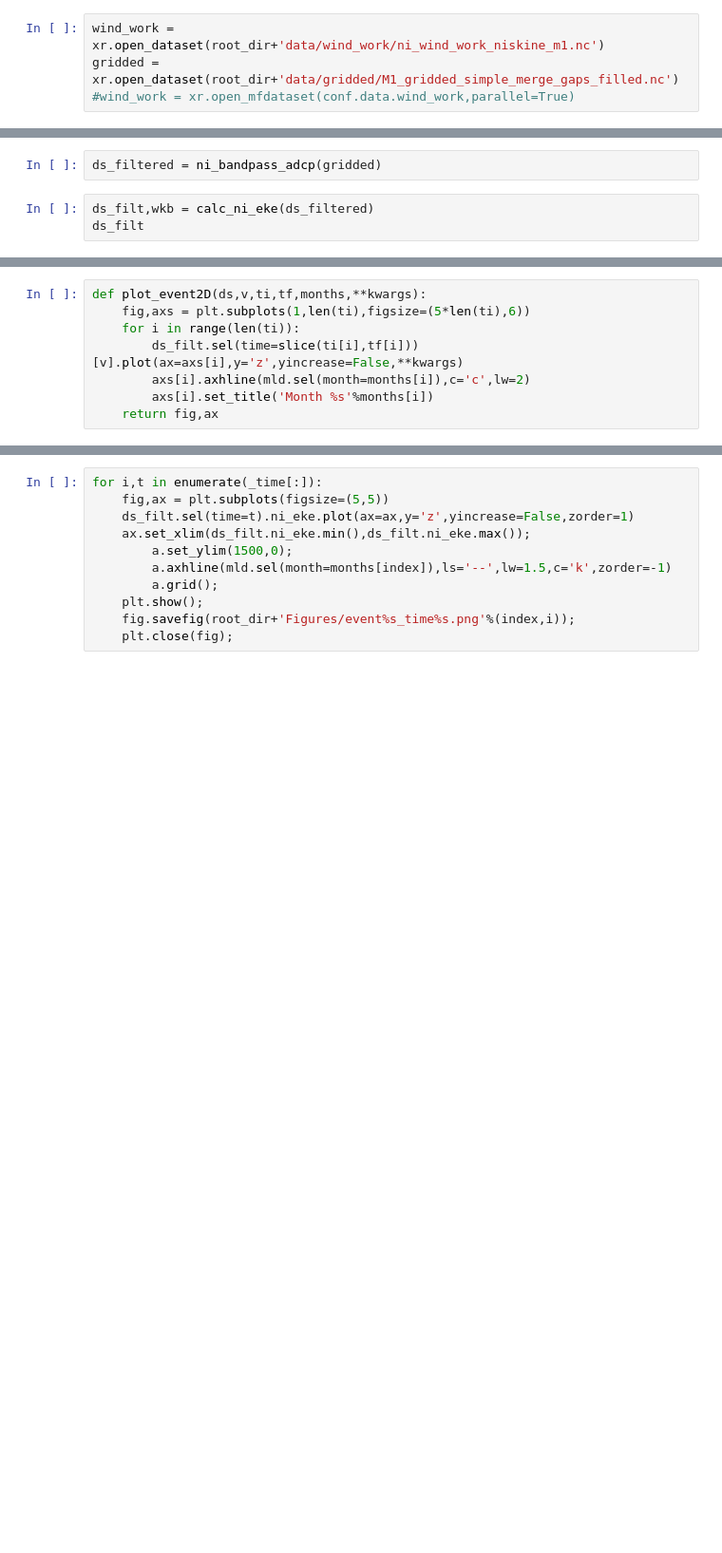
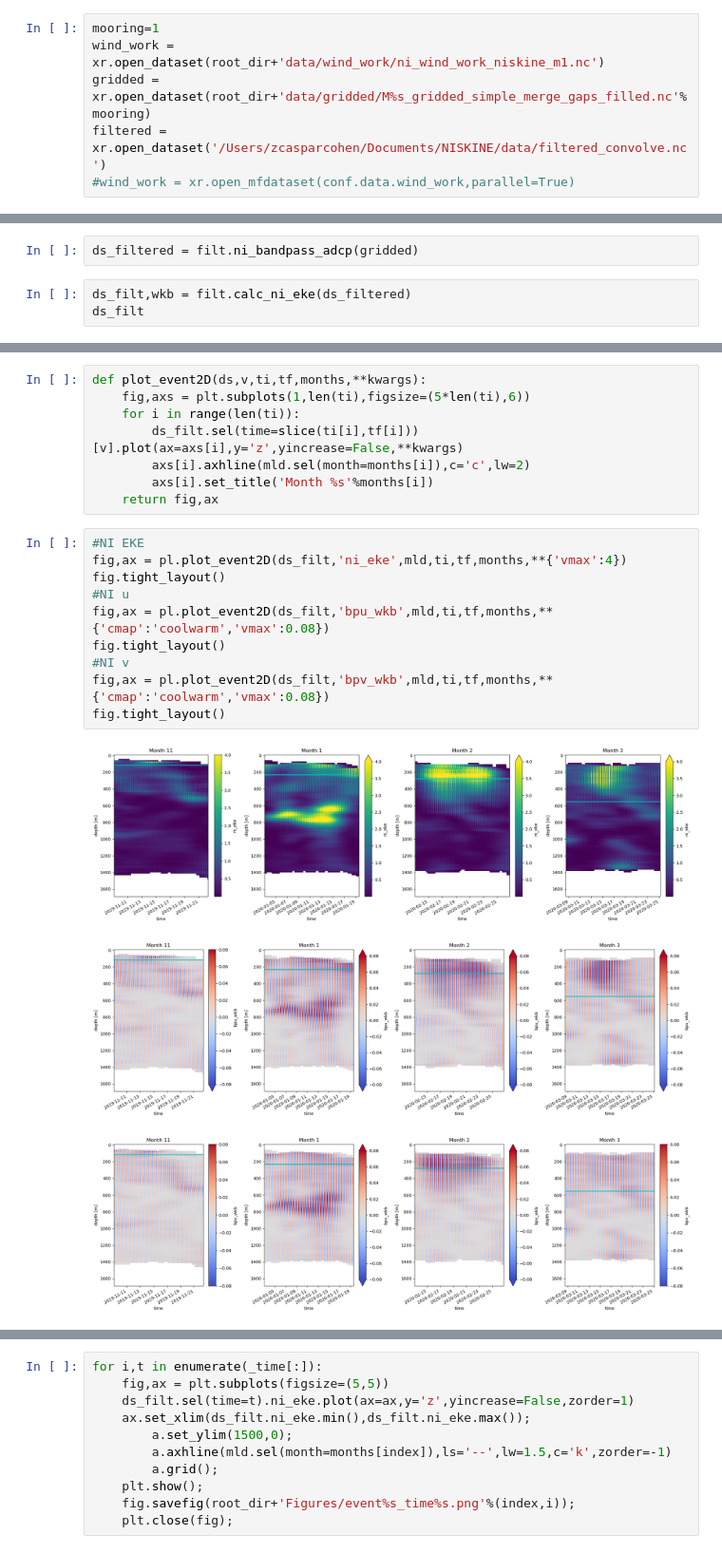
Before and after one commit to zcasparco/NIW, a Jupyter notebook: Data_overview/Zoom_wind_event.ipynb, the cells around one changed output, grey strips where cells are left out. Shown at 95% size. Saved outputs shown, nothing was run; the diff lists cells and outputs as text; blank space fills up the shorter version.

```diff
--- a/Data_overview/Zoom_wind_event.ipynb
+++ b/Data_overview/Zoom_wind_event.ipynb
@@ -10,6 +14,8 @@ conf = niskine.io.load_config()
 lon, lat, bottom_depth = niskine.io.mooring_location(mooring=1)
 root_dir = '/Users/zcasparcohen/codes/NIW/'
 # %%
+mooring=1
 wind_work = xr.open_dataset(root_dir+'data/wind_work/ni_wind_work_niskine_m1.nc')
-gridded = xr.open_dataset(root_dir+'data/gridded/M1_gridded_simple_merge_gaps_filled.nc')
+gridded = xr.open_dataset(root_dir+'data/gridded/M%s_gridded_simple_merge_gaps_filled.nc'%mooring)
+filtered = xr.open_dataset('/Users/zcasparcohen/Documents/NISKINE/data/filtered_convolve.nc')
 #wind_work = xr.open_mfdataset(conf.data.wind_work,parallel=True)
@@ -42,7 +22,7 @@ def calc_ni_eke(adcp):
 # %%
-ds_filtered = ni_bandpass_adcp(gridded)
+ds_filtered = filt.ni_bandpass_adcp(gridded)
 # %%
-ds_filt,wkb = calc_ni_eke(ds_filtered)
+ds_filt,wkb = filt.calc_ni_eke(ds_filtered)
 ds_filt
 # %% [output]
 <xarray.Dataset>
@@ -101,6 +86,20 @@ def plot_event2D(ds,v,ti,tf,months,**kwargs):
         axs[i].axhline(mld.sel(month=months[i]),c='c',lw=2)
         axs[i].set_title('Month %s'%months[i])
     return fig,ax
+# %%
+#NI EKE
+fig,ax = pl.plot_event2D(ds_filt,'ni_eke',mld,ti,tf,months,**{'vmax':4})
+fig.tight_layout()
+#NI u
+fig,ax = pl.plot_event2D(ds_filt,'bpu_wkb',mld,ti,tf,months,**{'cmap':'coolwarm','vmax':0.08})
+fig.tight_layout()
+#NI v
+fig,ax = pl.plot_event2D(ds_filt,'bpv_wkb',mld,ti,tf,months,**{'cmap':'coolwarm','vmax':0.08})
+fig.tight_layout()
+# %% [output]
+[figure, added]
+[figure, added]
+[figure, added]
 # %%
 #NI EKE
 fig,ax = plot_event2D(ds_filt,'ni_eke',ti,tf,months,**{'vmax':4})
```
Also changed, not shown: parts of 13 cells of this notebook, 13 other files.
